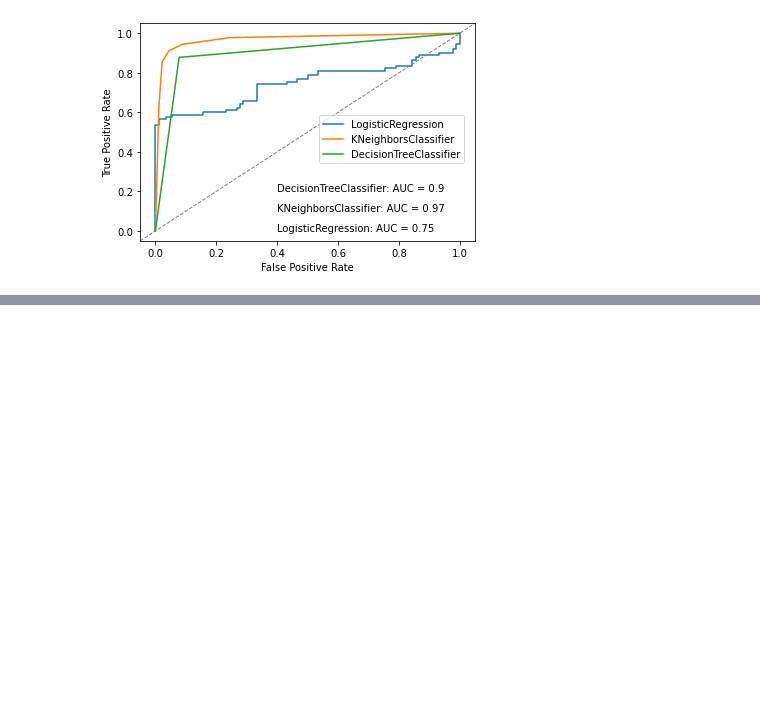
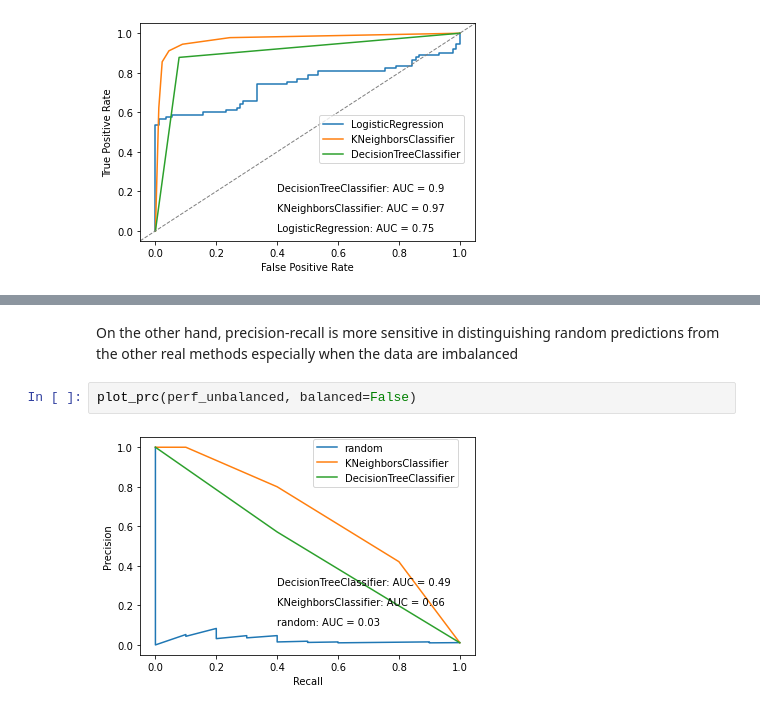
Before and after one commit to yueliyl/gec_intro2ml, a Jupyter notebook: ModelEvaluationAndSelection.ipynb, the cells around one changed output, grey strips where cells are left out. Cells and saved outputs as stored; diff of their text form; blank space fills up the shorter version.

```diff
--- a/ModelEvaluationAndSelection.ipynb
+++ b/ModelEvaluationAndSelection.ipynb
@@ -372,0 +610,6 @@ To be updated soon
+# %% [markdown]
+On the other hand, precision-recall is more sensitive in distinguishing random predictions from the other real methods especially when the data are imbalanced
+# %%
+plot_prc(perf_unbalanced, balanced=False)
+# %% [output]
+[figure, added]
```
Also changed, not shown: parts of 15 cells of this notebook.
